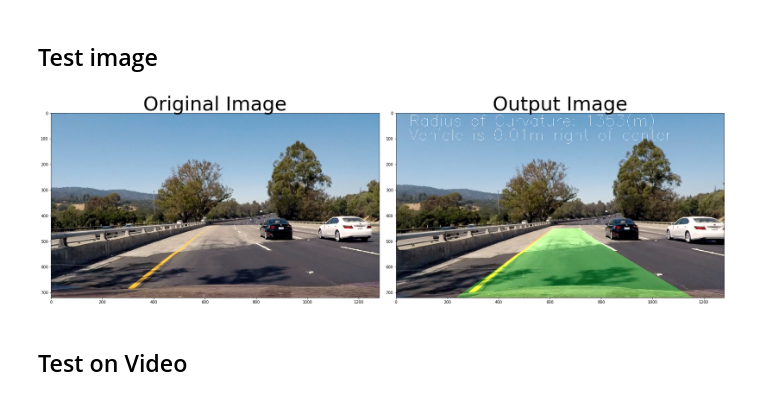
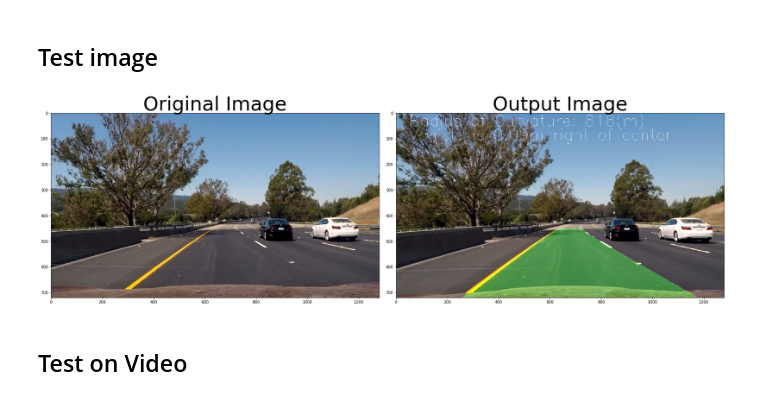
Before and after one commit to apecone/CarND-Advanced-Lane-Lines, a Jupyter notebook: advanced-lane-finding.ipynb, the cells around one changed output. Cells and saved outputs as stored; diff of their text form; code cells hidden in the pictures.

Commit message:
added video and images

```diff
--- a/advanced-lane-finding.ipynb
+++ b/advanced-lane-finding.ipynb
@@ -465,19 +465,19 @@ def pipeline2(image):
 # %% [markdown]
 ## Test image
 # %%
-img_rgb = cv2.cvtColor(cv2.imread('test_images/test4.jpg'), cv2.COLOR_BGR2RGB)
+img_rgb = cv2.cvtColor(cv2.imread('test_images/test6.jpg'), cv2.COLOR_BGR2RGB)
 img_out = pipeline(img_rgb)
 
 # Plot the result
 f, (ax1, ax2) = plt.subplots(1, 2, figsize=(24, 9))
 f.tight_layout()
 ax1.imshow(img_rgb)
 ax1.set_title('Original Image', fontsize=50)
 ax2.imshow(img_out)
 ax2.set_title('Output Image', fontsize=50)
 plt.subplots_adjust(left=0., right=1, top=0.9, bottom=0.)
 # %% [output]
-[figure, old version]
+[figure, new version]
 # %% [markdown]
 ## Test on Video
 # %%
```
Also changed, not shown: parts of 1 cell of this notebook, 2 other files.
